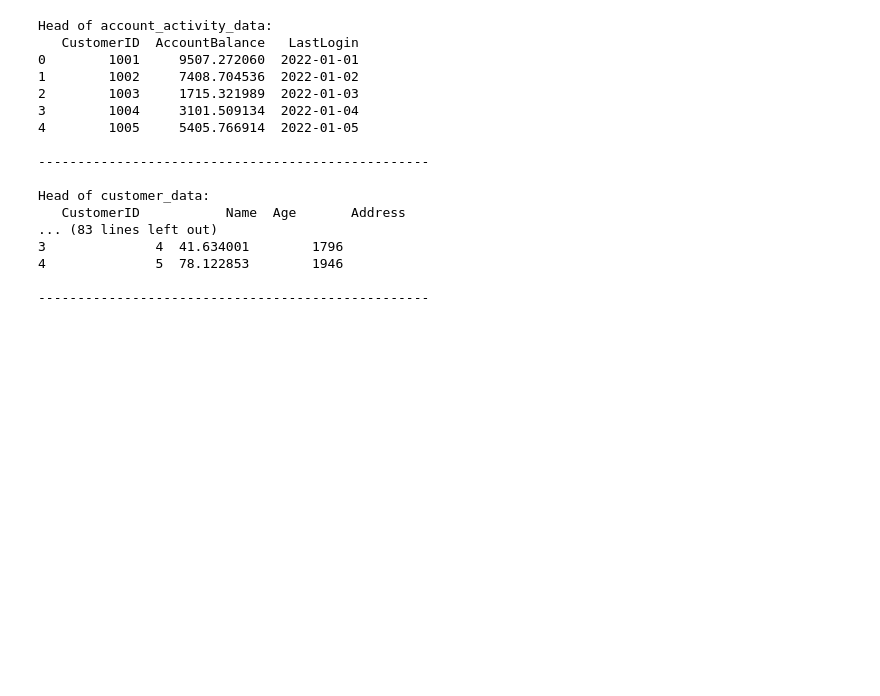
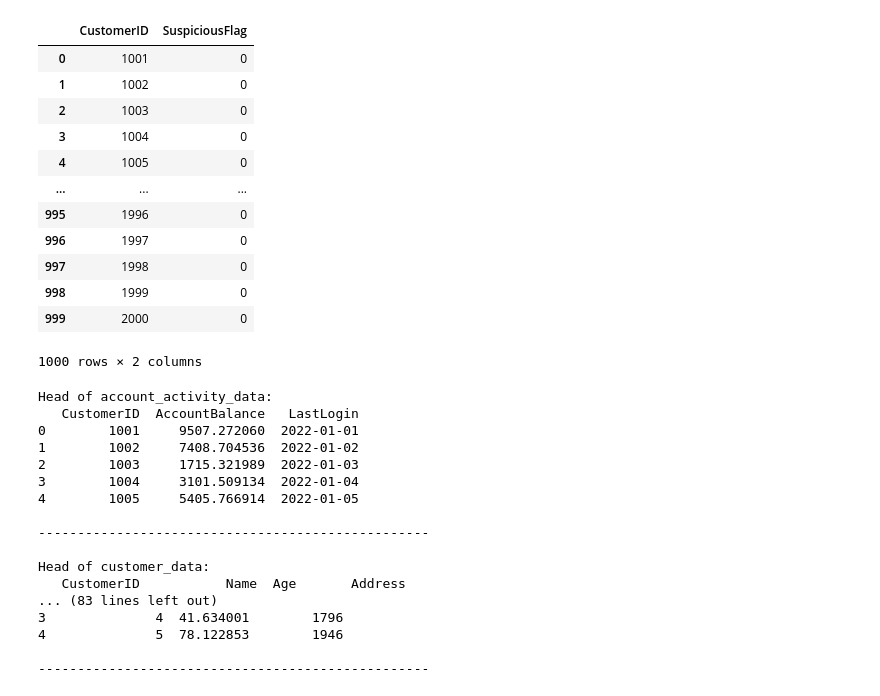
Before and after one commit to nzarama-kouadio/DE_Final_Project, a Jupyter notebook: feature_engineering/20_Data_Processed/dataset_merged.ipynb, the cells around one changed output. Cells and saved outputs as stored; diff of their text form; code cells hidden in the pictures; blank space fills up the shorter version.

Commit message:
fixed last_login and suspicious_flag

```diff
--- a/feature_engineering/20_Data_Processed/dataset_merged.ipynb
+++ b/feature_engineering/20_Data_Processed/dataset_merged.ipynb
@@ -50,6 +50,23 @@ dataframes = {
     "transaction_meta_data": transaction_meta_data,
     "transaction_records_data": transaction_records_data,
 }
+# %%
+account_activity_data
+suspicious_activity_data
+# %% [output]
+|  | CustomerID | SuspiciousFlag |
+| 0 | 1001 | 0 |
+| 1 | 1002 | 0 |
+| 2 | 1003 | 0 |
+| 3 | 1004 | 0 |
+| 4 | 1005 | 0 |
+| ... | ... | ... |
+| 995 | 1996 | 0 |
+| 996 | 1997 | 0 |
+| 997 | 1998 | 0 |
+| 998 | 1999 | 0 |
+| 999 | 2000 | 0 |
+1000 rows × 2 columns
 # %%
 # Step 2: Visualize all of them
 
```
Also changed, not shown: parts of 1 cell of this notebook, 1 other file.
